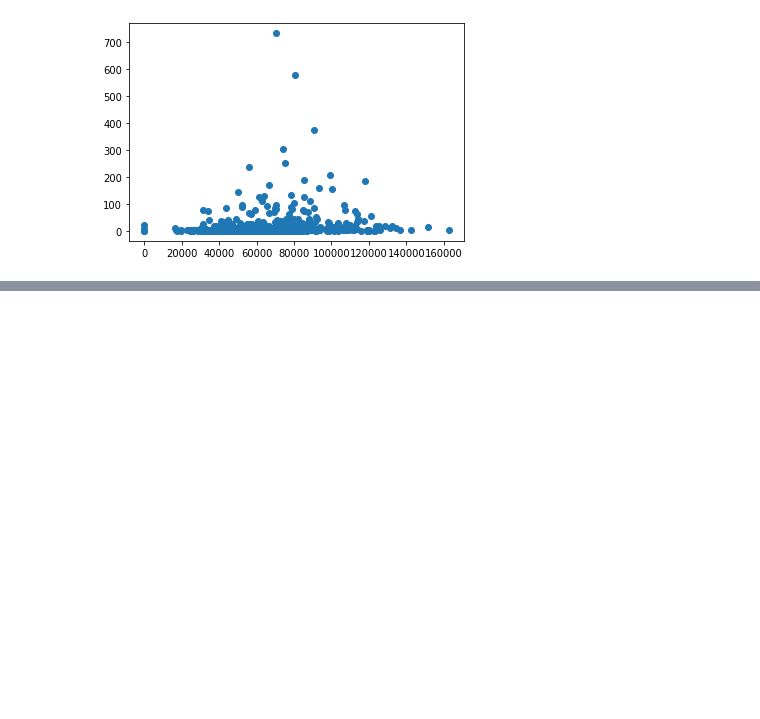
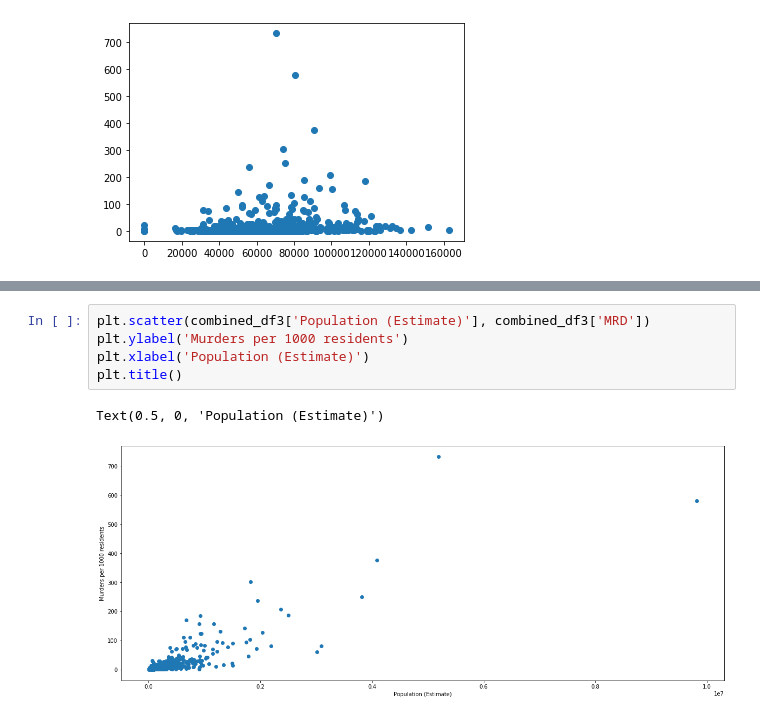
Before and after one commit to jstetter/project-1, a Jupyter notebook: project_1.ipynb, the cells around one changed output, grey strips where cells are left out. Saved outputs shown, nothing was run; the diff lists cells and outputs as text; blank space fills up the shorter version.

```diff
--- a/project_1.ipynb
+++ b/project_1.ipynb
@@ -127,0 +186,8 @@ population_by_county
+# %%
+plt.scatter(combined_df3['Population (Estimate)'], combined_df3['MRD'])
+plt.ylabel('Murders per 1000 residents')
+plt.xlabel('Population (Estimate)')
+plt.title()
+# %% [output]
+Text(0.5, 0, 'Population (Estimate)')
+[figure, added]
```
Also changed, not shown: parts of 10 cells of this notebook.
